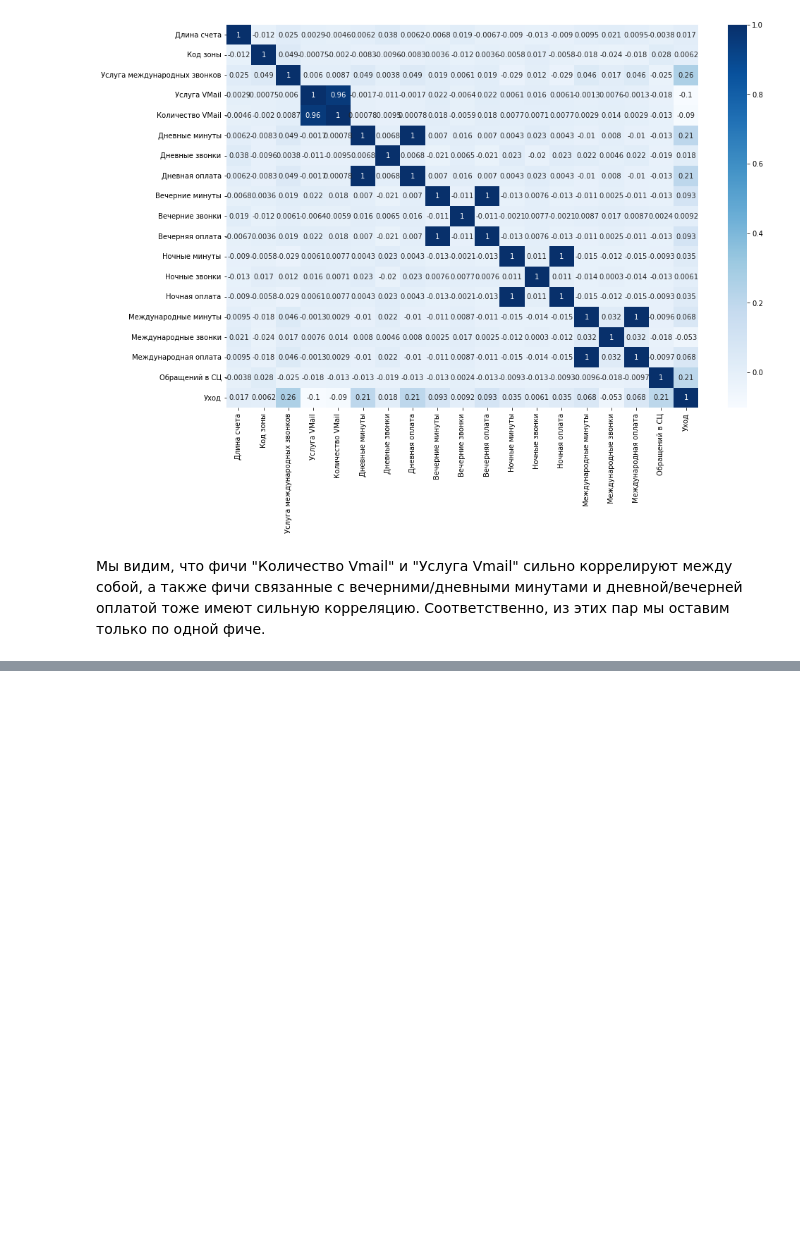
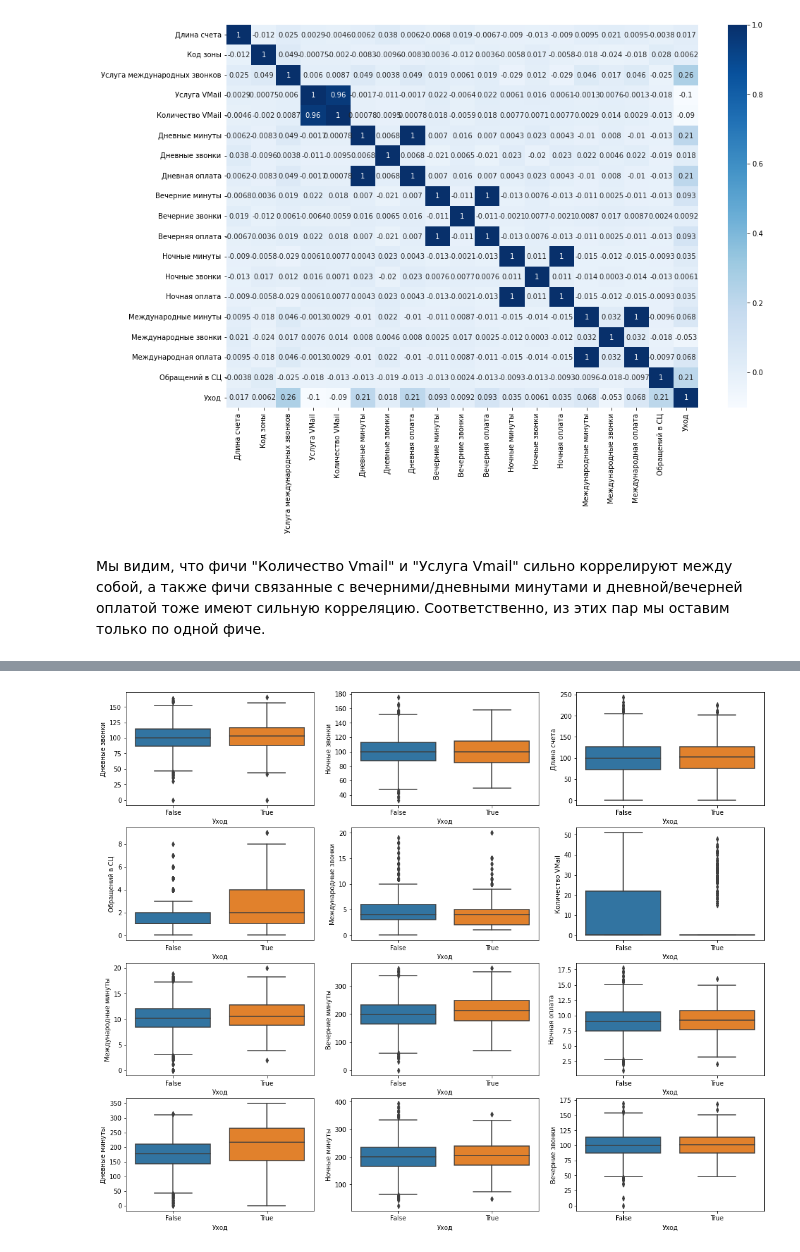
Before and after one commit to AlexeyShakov/loginom_test_task, a Jupyter notebook: jupyter/loginom_test_task.ipynb, the cells around one changed output, grey strips where cells are left out. Cells and saved outputs as stored; diff of their text form; code cells hidden in the pictures; blank space fills up the shorter version.

Commit message:
made boxplots

```diff
--- a/jupyter/loginom_test_task.ipynb
+++ b/jupyter/loginom_test_task.ipynb
@@ -224,0 +257,4 @@ sns.heatmap(churn_data.corr(), cmap="Blues", annot=True)
+# %%
+not_needed_columns = {"Штат", "Код зоны", "Номер телефона", "Услуга международных звонков", "Услуга VMail", "Дневная оплата","Вечерняя оплата", "Международная оплата", "Уход"}
+needed_columns = set(churn_data.columns) ^ not_needed_columns
+needed_columns
@@ -224,0 +290,12 @@ sns.heatmap(churn_data.corr(), cmap="Blues", annot=True)
+# %%
+fig, axes = plt.subplots(4, 3, figsize=(18, 15))
+rows = 0
+cols = 0
+for column in needed_columns:
+    sns.boxplot(ax=axes[rows, cols], x=churn_data["Уход"], y=churn_data[column])
+    cols += 1
+    if cols // 3 == 1:
+        cols = 0
+        rows += 1
+# %% [output]
+[figure, added]
```
Also changed, not shown: parts of 5 cells of this notebook.
